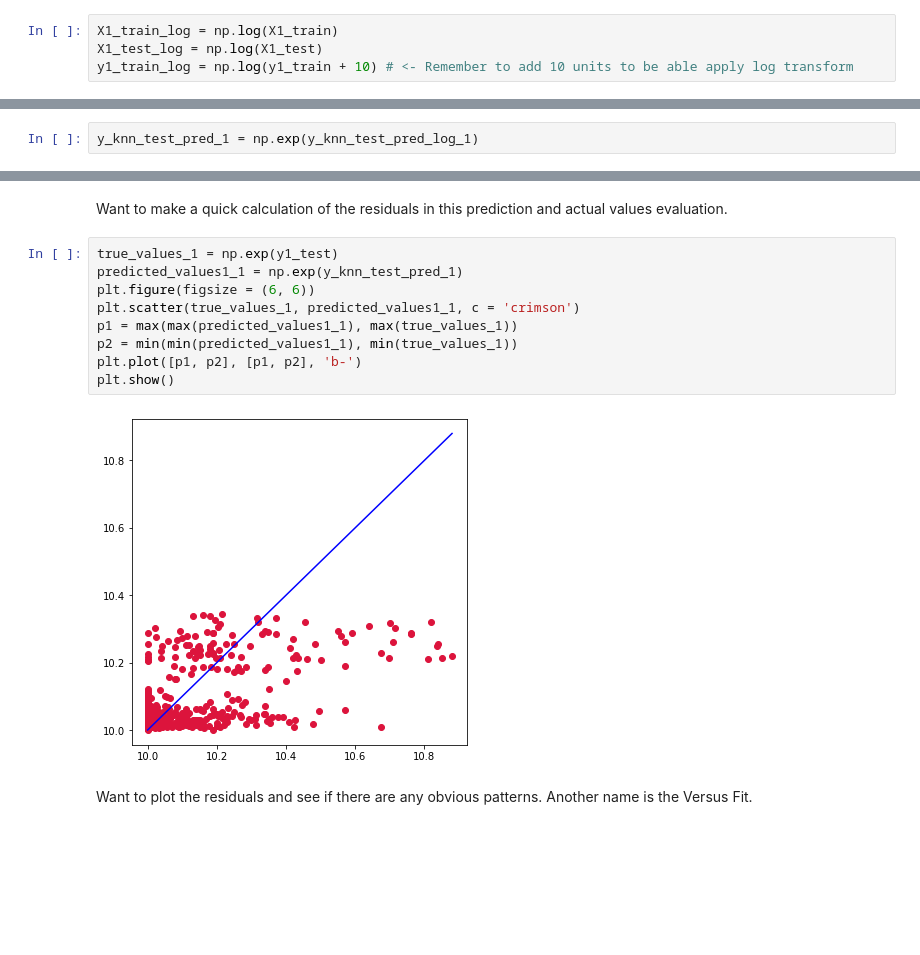
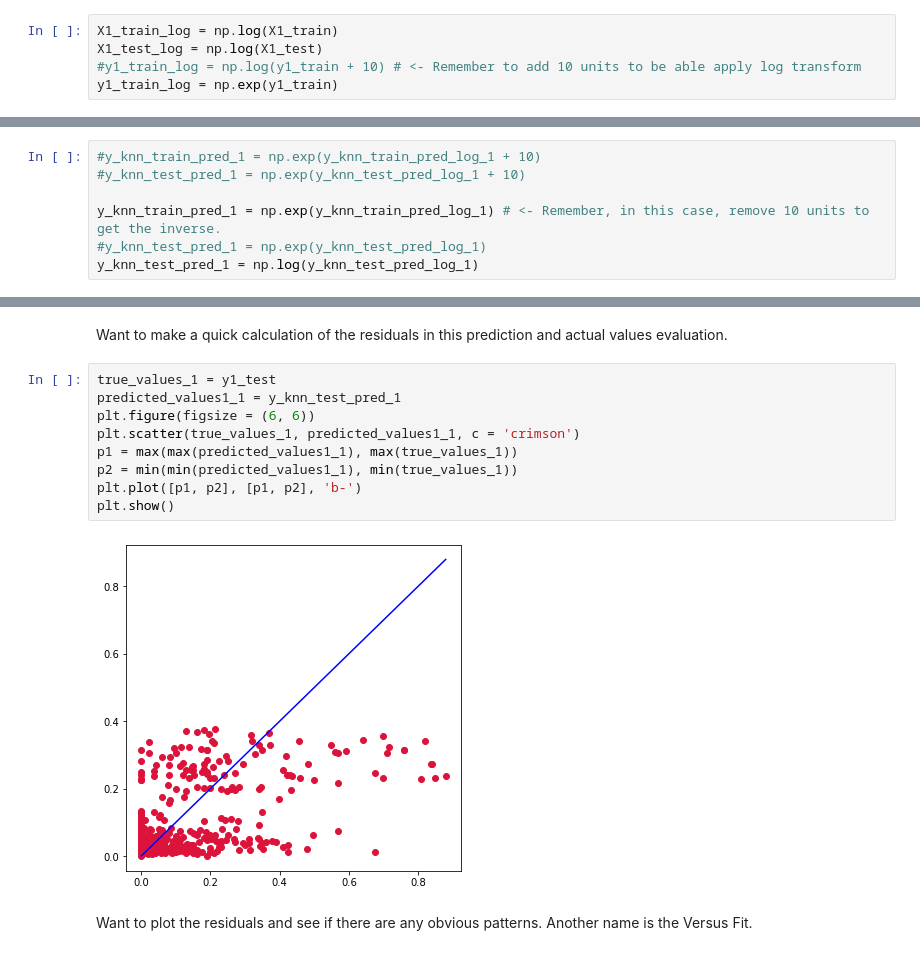
Before and after one commit to jbravo87/blog-projects, a Jupyter notebook: exoplanet_data_notebook.ipynb, the cells around one changed output, grey strips where cells are left out. Drawn from its saved outputs; the diff is of its cells as text; blank space fills up the shorter version.

```diff
--- a/exoplanet_data_notebook.ipynb
+++ b/exoplanet_data_notebook.ipynb
@@ -327,7 +328,8 @@ prediction_1
 # %%
 X1_train_log = np.log(X1_train)
 X1_test_log = np.log(X1_test)
-y1_train_log = np.log(y1_train + 10) # <- Remember to add 10 units to be able apply log transform
+#y1_train_log = np.log(y1_train + 10) # <- Remember to add 10 units to be able apply log transform
+y1_train_log = np.exp(y1_train)
 # %%
 model_knn1 = KNeighborsRegressor(n_neighbors = 27)
 model_knn1.fit(X1_train_log.reshape(-1, 1), y1_train_log.reshape(-1, 1))
@@ -340,7 +345,12 @@ np.log(0.055550)
 # %% [output]
 -2.890471762896498
 # %%
-y_knn_test_pred_1 = np.exp(y_knn_test_pred_log_1)
+#y_knn_train_pred_1 = np.exp(y_knn_train_pred_log_1 + 10)
+#y_knn_test_pred_1 = np.exp(y_knn_test_pred_log_1 + 10)
+
+y_knn_train_pred_1 = np.exp(y_knn_train_pred_log_1) # <- Remember, in this case, remove 10 units to get the inverse.
+#y_knn_test_pred_1 = np.exp(y_knn_test_pred_log_1)
+y_knn_test_pred_1 = np.log(y_knn_test_pred_log_1)
 # %%
 plt.scatter(y1_test, y_knn_test_pred_1)
 # %% [output]
@@ -390,16 +400,16 @@ plt.scatter(np.exp(X1_test), np.exp(y_knn_test_pred_1))
 # %% [markdown]
 Want to make a quick calculation of the residuals in this prediction and actual values evaluation.
 # %%
-true_values_1 = np.exp(y1_test)
-predicted_values1_1 = np.exp(y_knn_test_pred_1)
+true_values_1 = y1_test
+predicted_values1_1 = y_knn_test_pred_1
 plt.figure(figsize = (6, 6))
 plt.scatter(true_values_1, predicted_values1_1, c = 'crimson')
 p1 = max(max(predicted_values1_1), max(true_values_1))
 p2 = min(min(predicted_values1_1), min(true_values_1))
 plt.plot([p1, p2], [p1, p2], 'b-')
 plt.show()
 # %% [output]
-[figure, old version]
+[figure, new version]
 # %% [markdown]
 Want to plot the residuals and see if there are any obvious patterns. Another name is the Versus Fit.
 # %%
```
Also changed, not shown: parts of 20 cells of this notebook.
